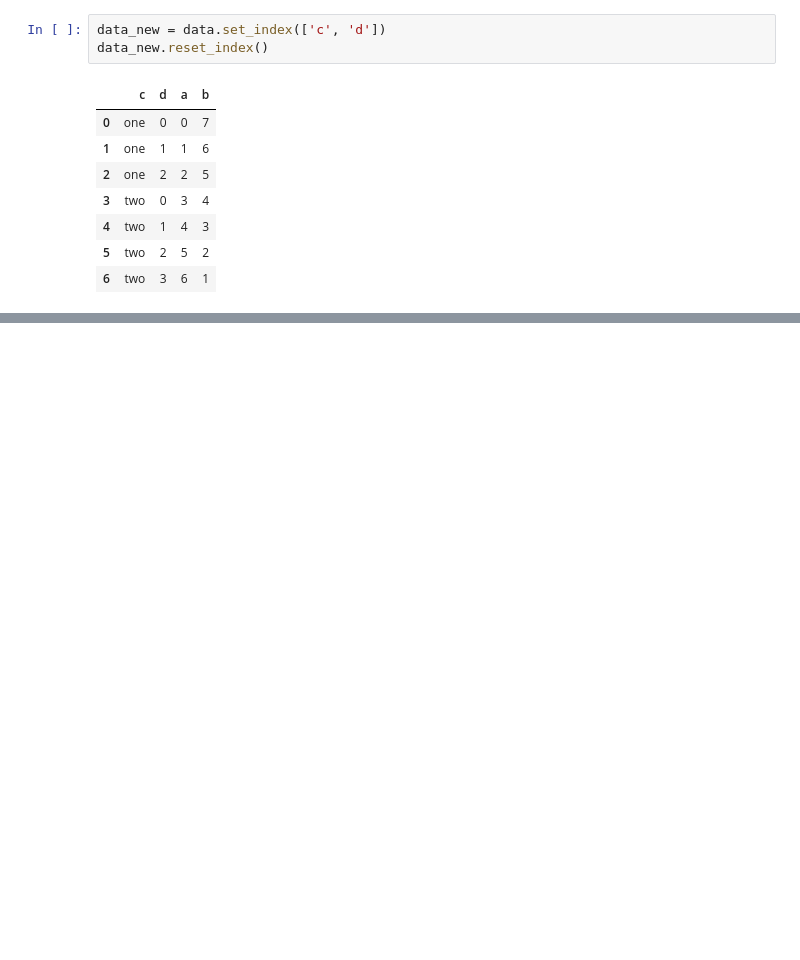
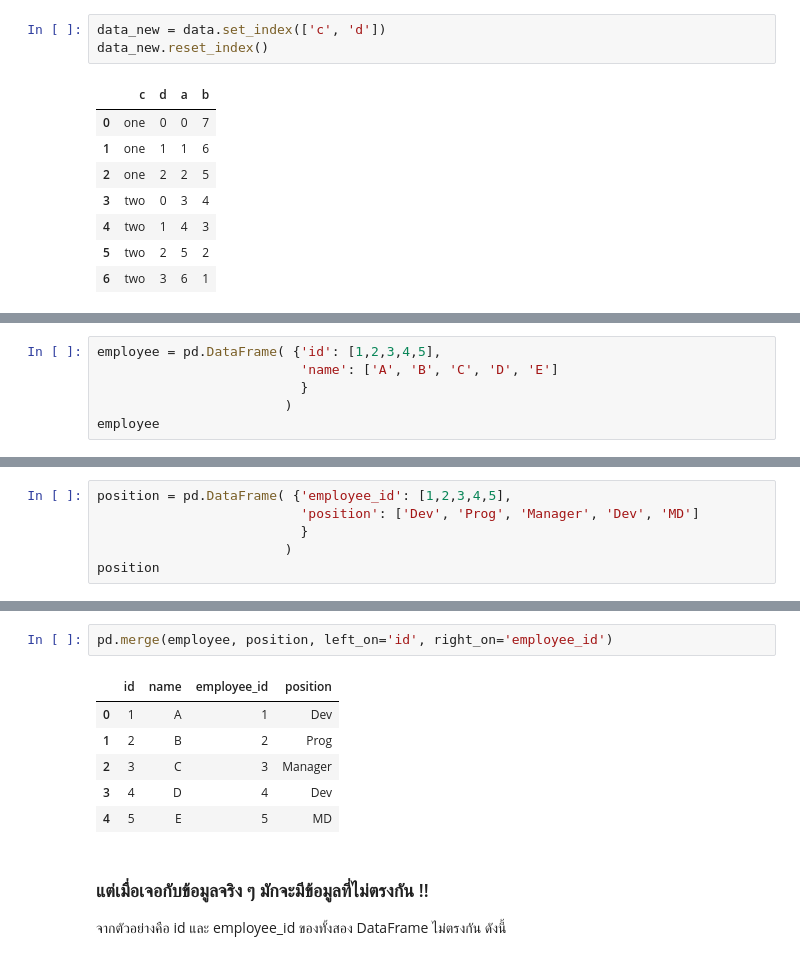
Before and after one commit to up1/course-basic-python, a Jupyter notebook: notebook/data_wrangling_with_pandas.ipynb, the cells around one changed output, grey strips where cells are left out. Saved outputs shown, nothing was run; the diff lists cells and outputs as text; blank space fills up the shorter version.

Commit message:
Join data

```diff
--- a/notebook/data_wrangling_with_pandas.ipynb
+++ b/notebook/data_wrangling_with_pandas.ipynb
@@ -332,0 +391,6 @@ data_new.reset_index()
+# %%
+employee = pd.DataFrame( {'id': [1,2,3,4,5],
+                          'name': ['A', 'B', 'C', 'D', 'E']
+                          }
+                        )
+employee
@@ -332,0 +404,6 @@ data_new.reset_index()
+# %%
+position = pd.DataFrame( {'employee_id': [1,2,3,4,5],
+                          'position': ['Dev', 'Prog', 'Manager', 'Dev', 'MD']
+                          }
+                        )
+position
@@ -332,0 +417,13 @@ data_new.reset_index()
+# %%
+pd.merge(employee, position, left_on='id', right_on='employee_id')
+# %% [output]
+|  | id | name | employee_id | position |
+| 0 | 1 | A | 1 | Dev |
+| 1 | 2 | B | 2 | Prog |
+| 2 | 3 | C | 3 | Manager |
+| 3 | 4 | D | 4 | Dev |
+| 4 | 5 | E | 5 | MD |
+# %% [markdown]
+### แต่เมื่อเจอกับข้อมูลจริง ๆ มักจะมีข้อมูลที่ไม่ตรงกัน !!
+
+จากตัวอย่างคือ id และ employee_id ของทั้งสอง DataFrame ไม่ตรงกัน ดังนี้
```
Also changed, not shown: parts of 14 cells of this notebook.
